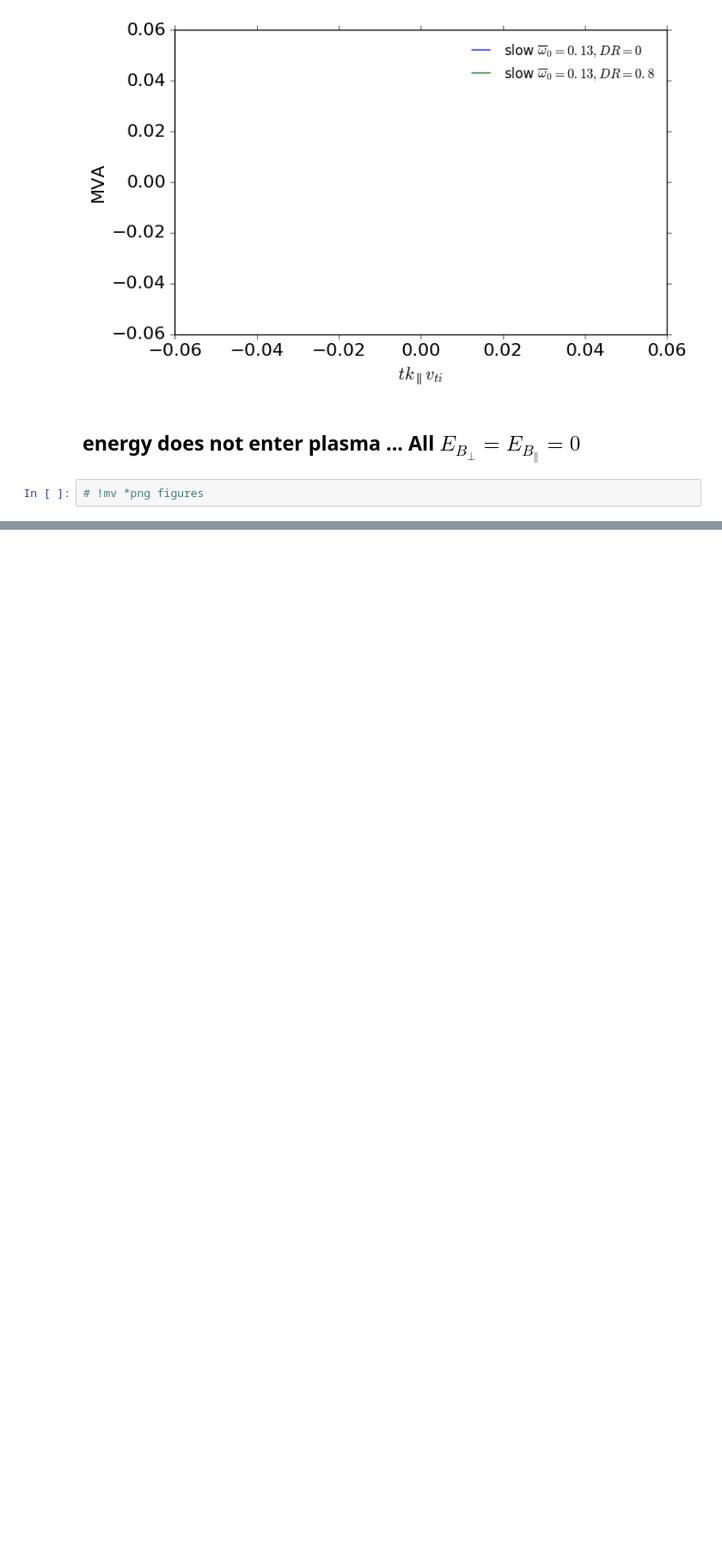
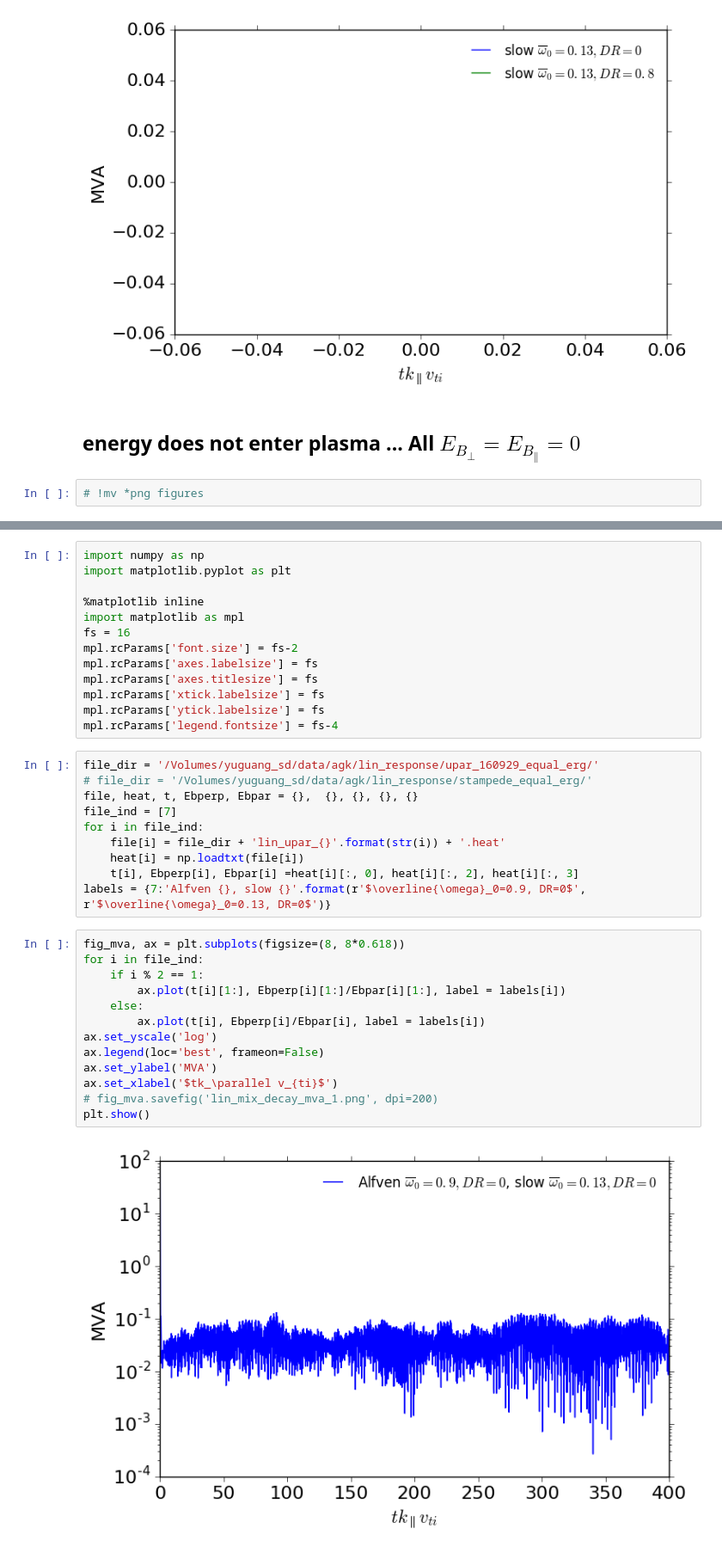
Before and after one commit to YuguangTong/Fourier-Laplace-plasma-response-in-driven-Gyrokinetics, a Jupyter notebook: python/Draft_20161018.ipynb, the cells around one changed output, grey strips where cells are left out. Shown at 86% size. Saved outputs shown, nothing was run; the diff lists cells and outputs as text; blank space fills up the shorter version.

```diff
--- a/python/Draft_20161018.ipynb
+++ b/python/Draft_20161018.ipynb
@@ -331,0 +334,38 @@ plt.show()
+# %%
+import numpy as np
+import matplotlib.pyplot as plt
+
+%matplotlib inline
+import matplotlib as mpl
+fs = 16
+mpl.rcParams['font.size'] = fs-2
+mpl.rcParams['axes.labelsize'] = fs
+mpl.rcParams['axes.titlesize'] = fs
+mpl.rcParams['xtick.labelsize'] = fs
+mpl.rcParams['ytick.labelsize'] = fs
+mpl.rcParams['legend.fontsize'] = fs-4
+# %%
+file_dir = '/Volumes/yuguang_sd/data/agk/lin_response/upar_160929_equal_erg/'
+# file_dir = '/Volumes/yuguang_sd/data/agk/lin_response/stampede_equal_erg/'
+file, heat, t, Ebperp, Ebpar = {},  {}, {}, {}, {}
+file_ind = [7]
+for i in file_ind:
+    file[i] = file_dir + 'lin_upar_{}'.format(str(i)) + '.heat'
+    heat[i] = np.loadtxt(file[i])
+    t[i], Ebperp[i], Ebpar[i] =heat[i][:, 0], heat[i][:, 2], heat[i][:, 3]
+labels = {7:'Alfven {}, slow {}'.format(r'$\overline{\omega}_0=0.9, DR=0$', r'$\overline{\omega}_0=0.13, DR=0$')}
+# %%
+fig_mva, ax = plt.subplots(figsize=(8, 8*0.618))
+for i in file_ind:
+    if i % 2 == 1:
+        ax.plot(t[i][1:], Ebperp[i][1:]/Ebpar[i][1:], label = labels[i])
+    else:
+        ax.plot(t[i], Ebperp[i]/Ebpar[i], label = labels[i])
+ax.set_yscale('log')
+ax.legend(loc='best', frameon=False)
+ax.set_ylabel('MVA')
+ax.set_xlabel('$tk_\parallel v_{ti}$')
+# fig_mva.savefig('lin_mix_decay_mva_1.png', dpi=200)
+plt.show()
+# %% [output]
+[figure, added]
```
Also changed, not shown: parts of 1 cell of this notebook, 12 other files.
